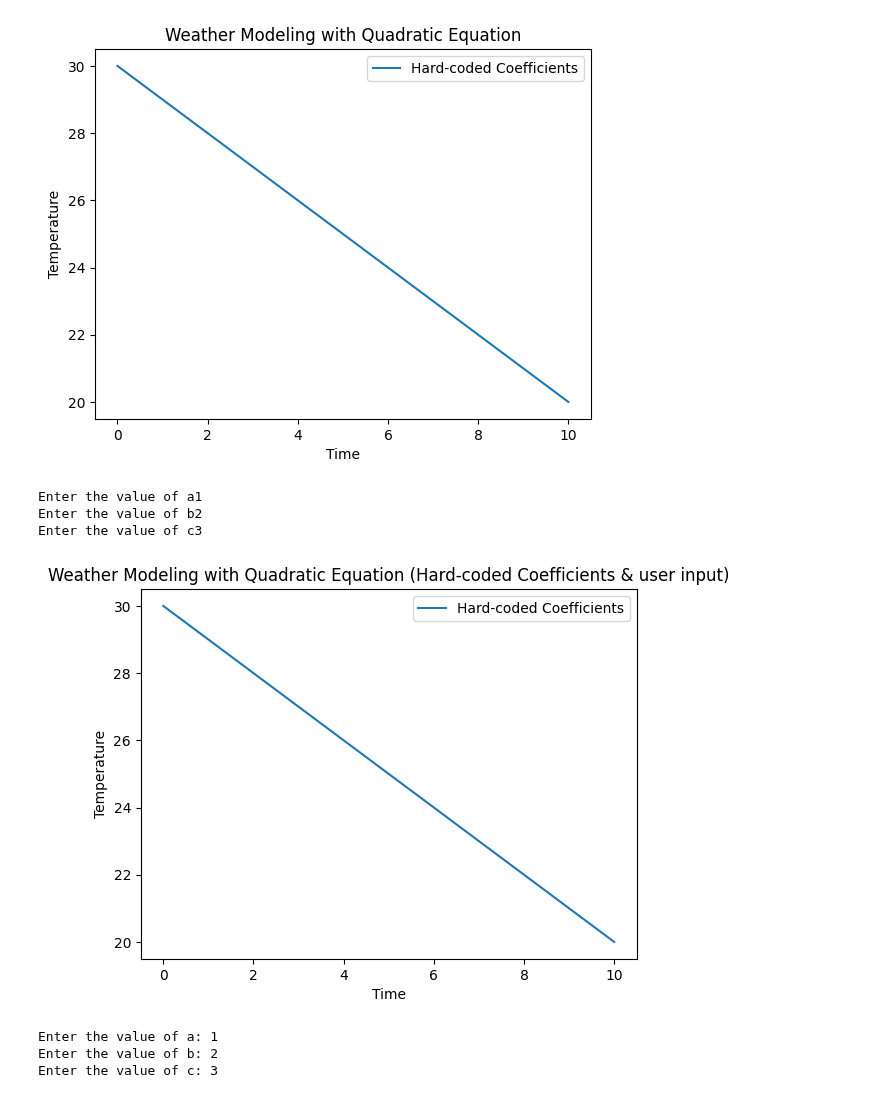
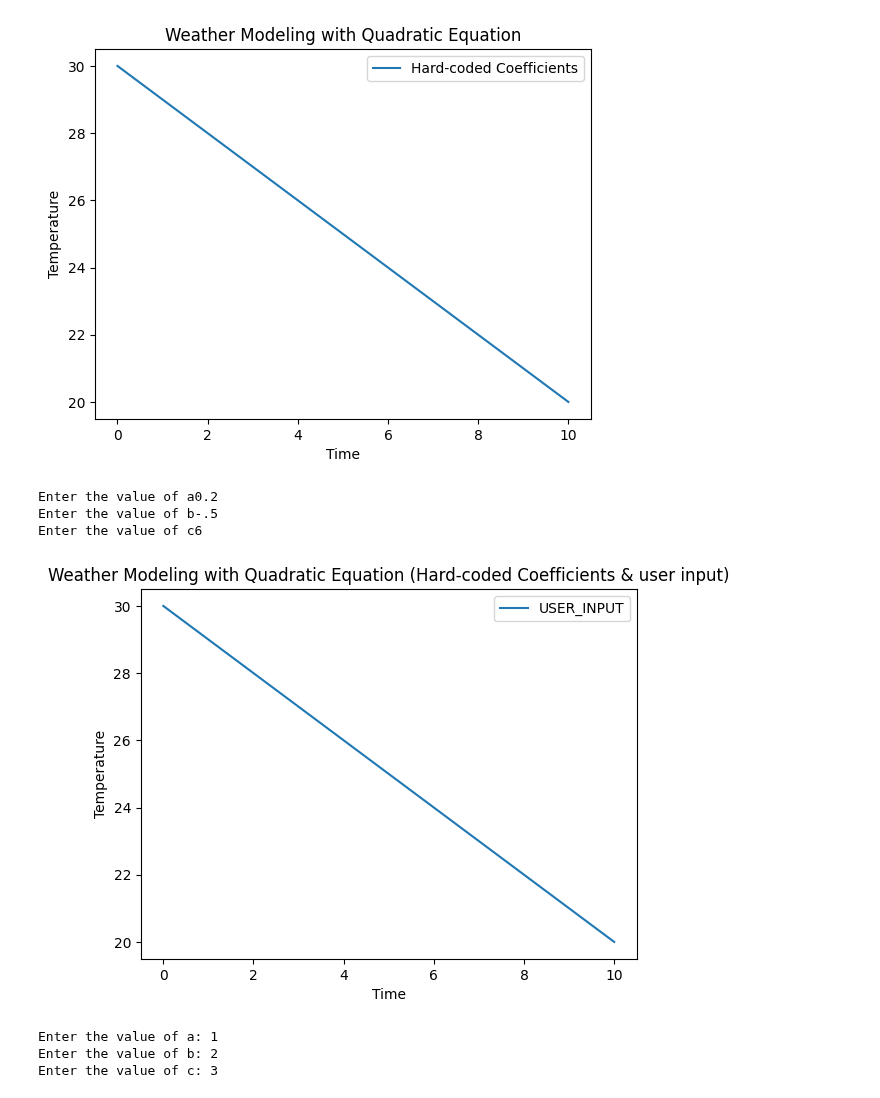
Before and after one commit to gaveshna09/SE_T1, a Jupyter notebook: Task_1.ipynb, the cells around one changed output. Drawn from its saved outputs; the diff is of its cells as text; code cells hidden in the pictures.

```diff
--- a/Task_1.ipynb
+++ b/Task_1.ipynb
@@ -55,38 +55,38 @@ def quadratic_model(time, a, b, c):
 
 
 
 
 def main():
 
   #hard- coded coefficients
   a , b , c = 0 , -1 , 30
   #Time values from 9 to 10 (for example)
   time_values = np.linspace( 0 , 10 , 50)
   #Calculate temperatures using hard-coded coefficients
   temperature_hardcoded = quadratic_model(time_values, a, b, c)
 
   #Plot the results
-  plt.plot(time_values, temperature_hardcoded, label = 'Hard-coded Coefficients')
+  plt.plot(time_values, temperature_hardcoded, label = 'USER_INPUT')
 
 
   #user-input coefficients
   a = float(input("Enter the value of a"))
   b = float(input("Enter the value of b"))
   c = float(input("Enter the value of c"))
   temp_user_input = quadratic_model(time_values , a , b , c)
   plt.xlabel("Time")
   plt.ylabel("Temperature")
   plt.legend()
   plt.title("Weather Modeling with Quadratic Equation (Hard-coded Coefficients & user input)")
   plt.show()
 
 if __name__ == "__main__":
   main()
 # %% [output]
-Enter the value of a1
-Enter the value of b2
-Enter the value of c3
+Enter the value of a0.2
+Enter the value of b-.5
+Enter the value of c6
-[figure, old version]
+[figure, new version]
 # %%
 #hardcoded and user-input
 import matplotlib.pyplot as plt
```
